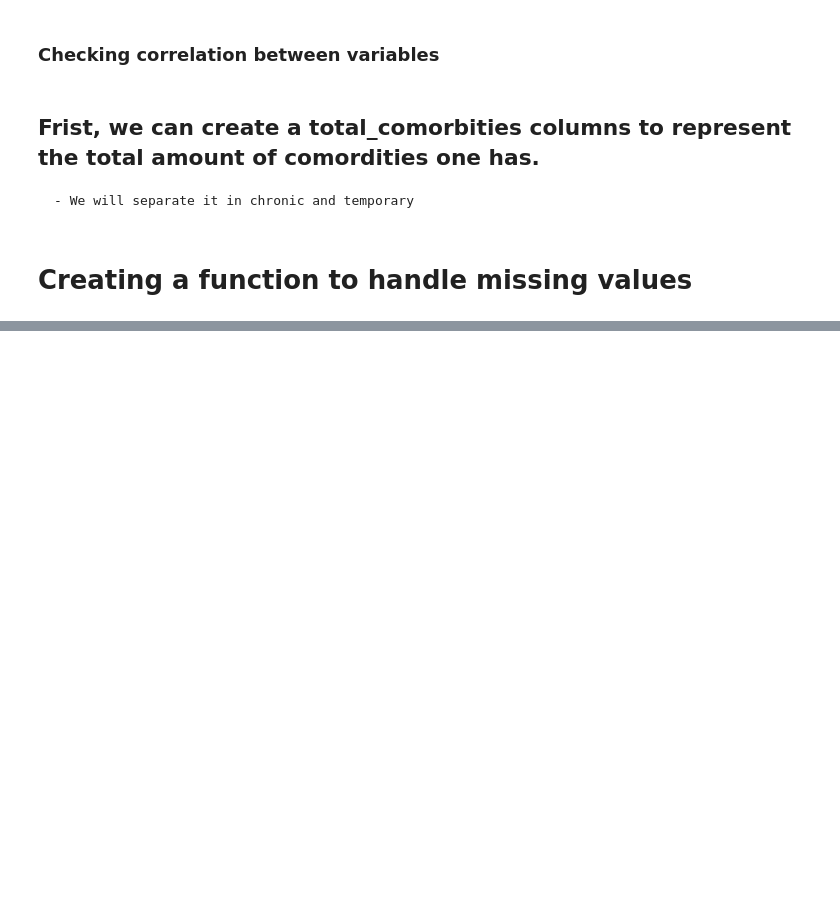
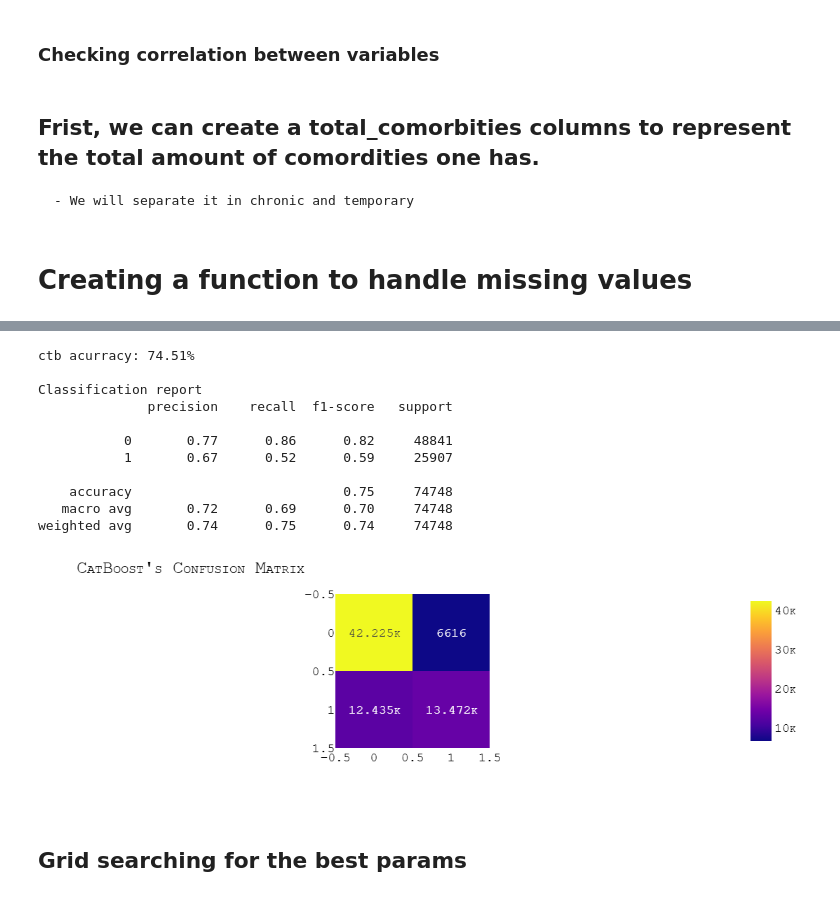
Before and after one commit to auserafim/ai-notebooks, a Jupyter notebook: covid_in_brazil/covid_in_brazil.ipynb, the cells around one changed output, grey strips where cells are left out. Cells and saved outputs as stored; diff of their text form; code cells hidden in the pictures; blank space fills up the shorter version.

Commit message:
introduced tuning to catboost. cross validated it too

```diff
--- a/covid_in_brazil/covid_in_brazil.ipynb
+++ b/covid_in_brazil/covid_in_brazil.ipynb
@@ -270,5 +248,16 @@ columns_to_fill = [
                   ] # 22 columns
 
 preprocessor = DataPreprocessor(processed_df)
+preprocessor_test = DataPreprocessor(processed_df_test)
 
 df_2 = preprocessor.fill_null_rows(columns_to_fill, 9)
+
+
+df_test_copy = preprocessor_test.fill_null_rows(columns_to_fill, 9)
+
+df_2.drop(columns={"DT_NOTIFIC", "ID_MN_RESI","OBES_IMC", "CO_RG_RESI", "VOMITO"}, inplace=True)
+df_test_copy.drop(columns={"DT_NOTIFIC", "ID_MN_RESI","OBES_IMC", "CO_RG_RESI", "VOMITO"}, inplace=True)
+
+
+X = df_2.drop(columns={'EVOLUCAO'})
+y = df_2['EVOLUCAO']
@@ -357,47 +314,27 @@ Fitting 5 folds for each of 27 candidates, totalling 135 fits
 # %%
 preds = ctb.predict(X_test)
 
 accuracy = ctb.score(X_test, y_test)
 
 
 print(f"ctb acurracy: {accuracy*100:.2f}%")
 print("\nClassification report")
 print(classification_report(y_test, preds))
 
 cm = confusion_matrix(y_test, preds)
 fig = px.imshow(cm, text_auto=True).update_layout(title={"text": "CatBoost's Confusion Matrix"}, font=my_font).show()
-
-
-
-
-
-
-
-
-
-
-
-
-
-from catboost import Pool, cv
-train_pool = Pool(X, label=y, cat_features=cat_features)
-
-params = {
-    'iterations': 1000,
-    'learning_rate': 0.05,
-    'depth': 6,
-    'eval_metric': 'TotalF1',
-    'random_seed': 42,
-    'loss_function': 'Logloss',
-
-}
-cv_results = cv(
-    params=params,
-    pool=train_pool,
-    fold_count=1,
-    early_stopping_rounds=50,
-    verbose=50,
-    stratified=True
-)
-
-print("Best CV AUC:", cv_results['test-AUC-mean'].max())
+# %% [output]
+ctb acurracy: 74.51%
+
+Classification report
+              precision    recall  f1-score   support
+
+           0       0.77      0.86      0.82     48841
+           1       0.67      0.52      0.59     25907
+
+    accuracy                           0.75     74748
+   macro avg       0.72      0.69      0.70     74748
+weighted avg       0.74      0.75      0.74     74748
+[figure, added]
+# %% [markdown]
+## Grid searching for the best params
```
Also changed, not shown: parts of 17 cells of this notebook, 54 other files.
